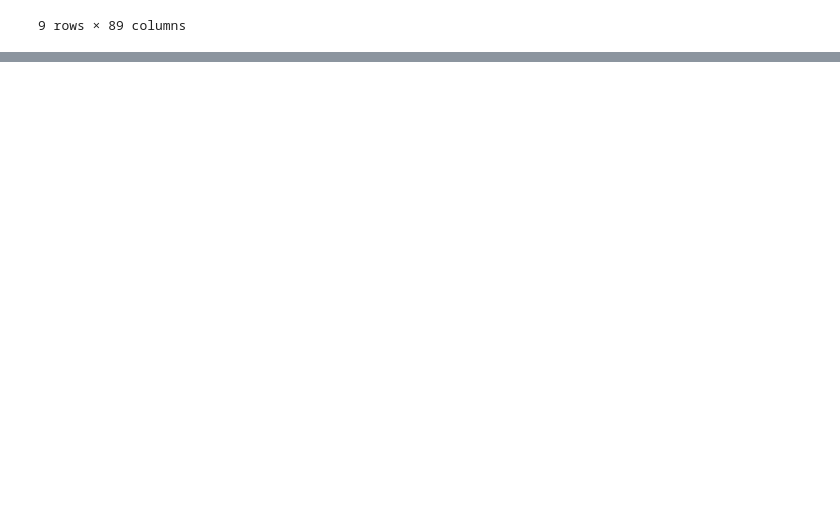
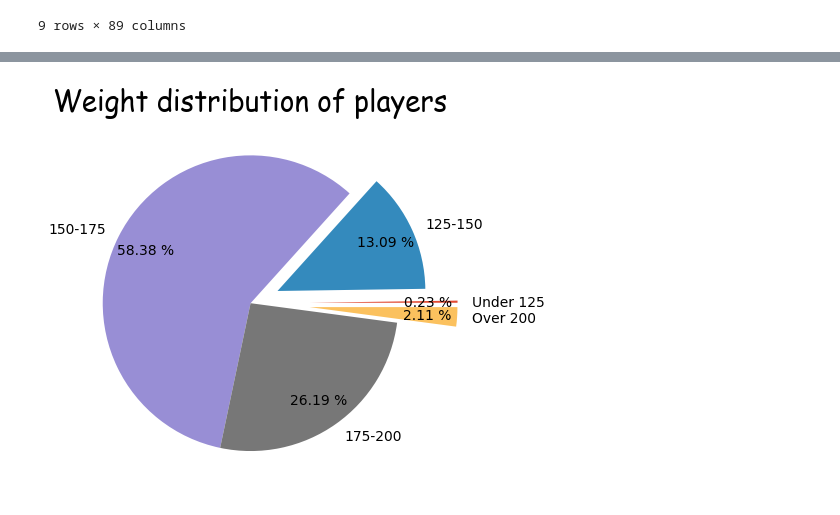
Before and after one commit to shukurullo2004/Machine-learnings, a Jupyter notebook: practise/practise_piechart1.ipynb, the cells around one changed output, grey strips where cells are left out. Drawn from its saved outputs; the diff is of its cells as text; code cells hidden in the pictures; blank space fills up the shorter version.

Commit message:
new graphs

```diff
--- a/practise/practise_piechart1.ipynb
+++ b/practise/practise_piechart1.ipynb
@@ -39,0 +40,13 @@ plt.show()
+# %%
+df.Weight = [int(x.strip('lbs')) if type(x)==str else x for x in df.Weight]
+light = df.loc[df['Weight'] < 125].count()[0]
+light_medium = df.loc[(df['Weight'] > 125) & (df['Weight'] < 150)].count()[0]
+medium = df.loc[(df['Weight'] > 150 )& (df['Weight'] < 175)].count()[0]
+medium_heavy = df.loc[(df['Weight'] > 175) & (df['Weight'] < 200)].count()[0]
+heavy = df.loc[df['Weight'] > 200].count()[0]
+plt.style.use('ggplot')
+plt.pie([light, light_medium, medium, medium_heavy, heavy], labels=['Under 125', '125-150', '150-175', '175-200', 'Over 200'], autopct='%.2f %%', pctdistance=0.8, explode=[0.4,0.2,0,0,0.4])
+plt.title("Weight distribution of players" , fontdict={'fontname':'Comic Sans MS', 'fontsize':'20'})
+plt.show()
+# %% [output]
+[figure, added]
```
Also changed, not shown: parts of 3 cells of this notebook.
